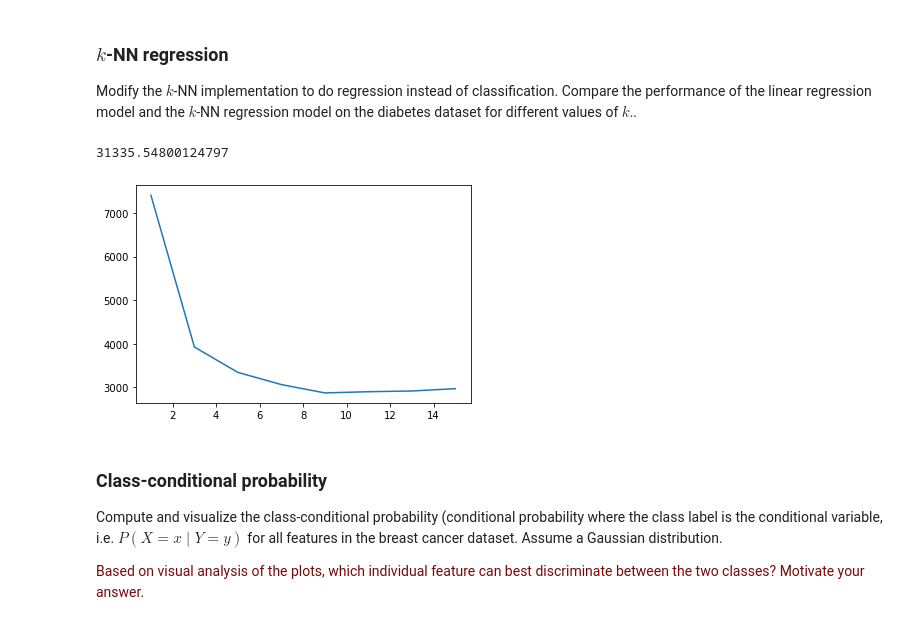
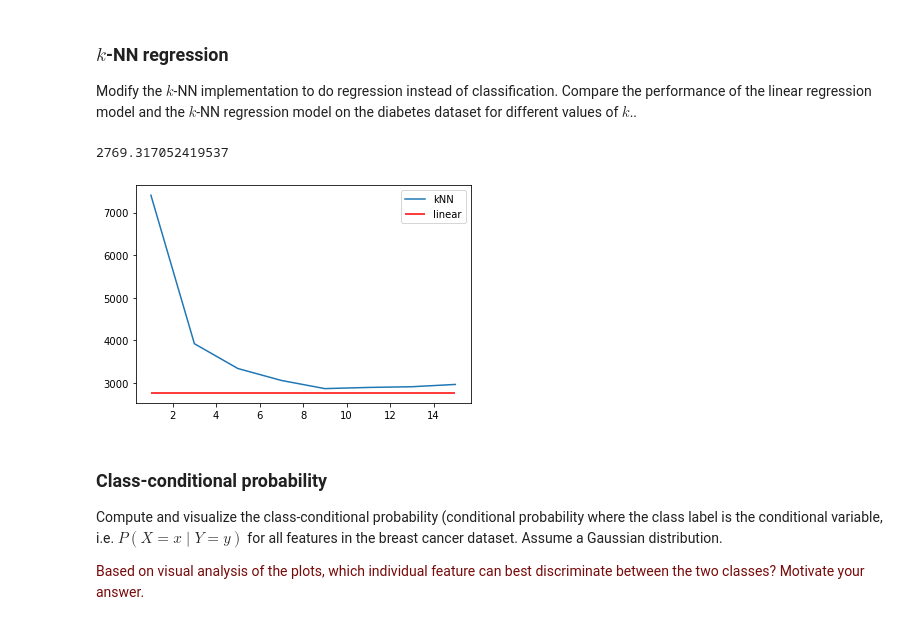
Before and after one commit to Djennifer/8dm50-machine-learning, a Jupyter notebook: practicals/week_1.ipynb, the cells around one changed output. Drawn from its saved outputs; the diff is of its cells as text; code cells hidden in the pictures.

Commit message:
linear regression corrected

```diff
--- a/practicals/week_1.ipynb
+++ b/practicals/week_1.ipynb
@@ -126,10 +126,10 @@ X_test = diabetes.data[300:, :]
 y_test = diabetes.target[300:, np.newaxis]
 
 beta = lsq(X_train, y_train)
-
+#ADD INTERCEPT
 # print the parameters
 print(beta)
-y_pred = np.inner(beta[:10].T, X_test).T
+y_pred = np.inner(beta[1:11].T, X_test).T + beta[0]
 mse = ((y_test - y_pred)**2).mean()
-print(mse)
+print("Mean Squared Error: "+ str(mse))
 # %% [output]
@@ -254,37 +254,39 @@ import sklearn.metrics as metric
 def euclidean_distance(a, b):
     return np.linalg.norm(a-b) #Use norm to get the size of the vector
 
 def get_neighbours(X_train, X_test, k):
     distances = np.zeros(len(X_train))
     for i in range(len(X_train)):
         distances[i] = euclidean_distance(X_test, X_train[i])
     index = np.argsort(distances)
     distances = np.sort(distances)
     return index[:k], distances[:k]
 
 def kNN_regression_pred(X_train, y_train, X_test, k):
     y_pred = np.zeros(len(X_test), dtype=int)
     for i, x_test in enumerate(X_test):
         index, dist = get_neighbours(X_train, x_test, k)
         y_pred[i] = np.sum(y_train[index,0])/k
     return y_pred[:, np.newaxis]
 
 
 k_lin = np.arange(1, 16, 2)
 mse_kNN = np.zeros(len(k_lin))
 for i, k in enumerate(k_lin):
     preds_kNN = kNN_regression_pred(X_train, y_train, X_test, k)
     mse_kNN[i] = ((y_test - preds_kNN)**2).mean()
 
 beta = lsq(X_train, y_train)
-pred_lin = np.inner(beta[:10].T, X_test).T
+pred_lin = np.inner(beta[1:11].T, X_test).T + beta[0]
 mse_lin = ((y_test - pred_lin)**2).mean()
 print(mse_lin)
-plt.plot(k_lin, mse_kNN)
+plt.plot(k_lin, mse_kNN, label = "kNN")
+plt.hlines(mse_lin, min(k_lin), max(k_lin), color = 'r', label = "linear")
+plt.legend()
 plt.show()
 # %% [output]
-31335.54800124797
+2769.317052419537
-[figure, old version]
+[figure, new version]
 # %% [markdown]
 ### Class-conditional probability
 
```
Also changed, not shown: parts of 2 cells of this notebook.
